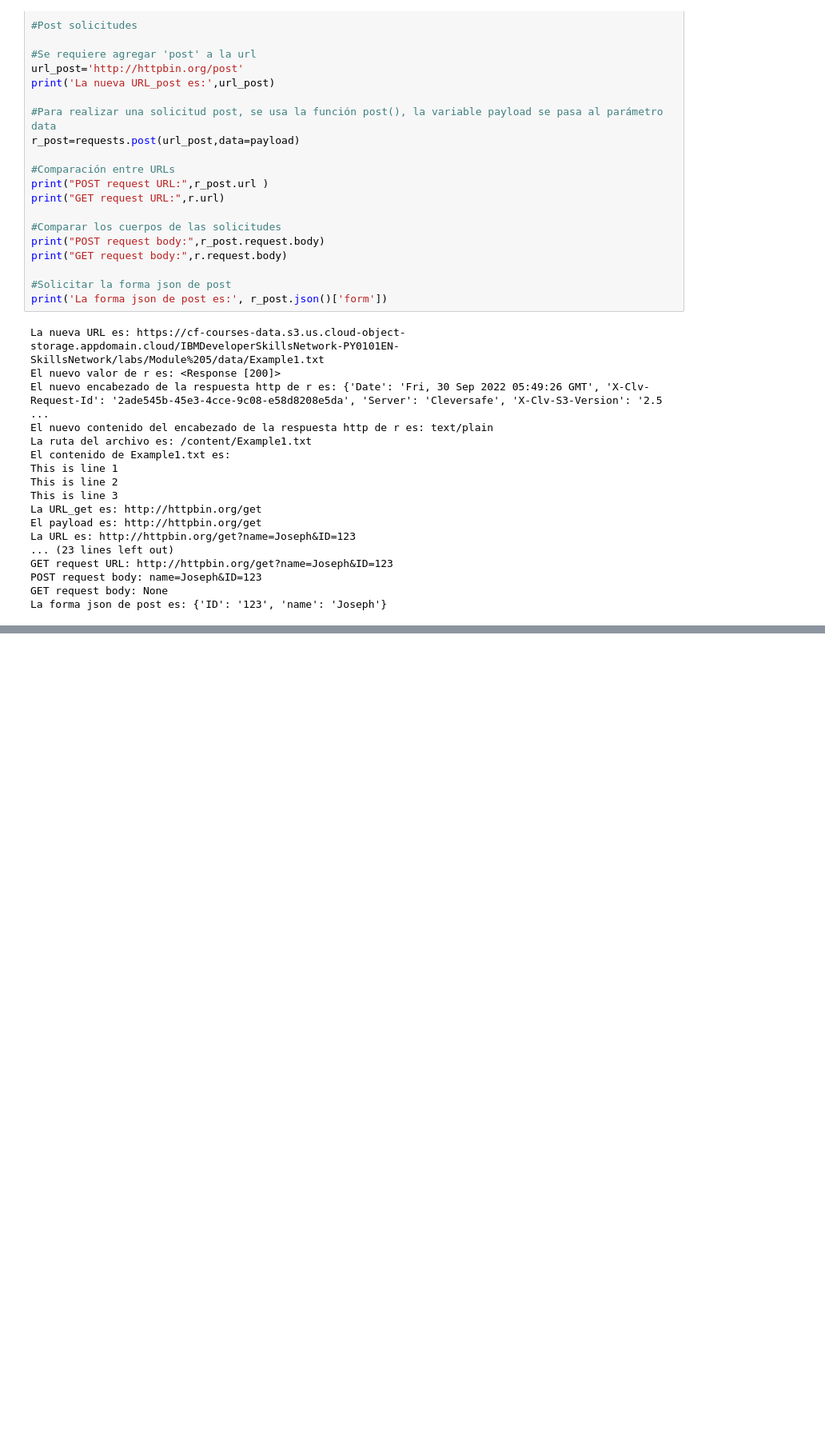
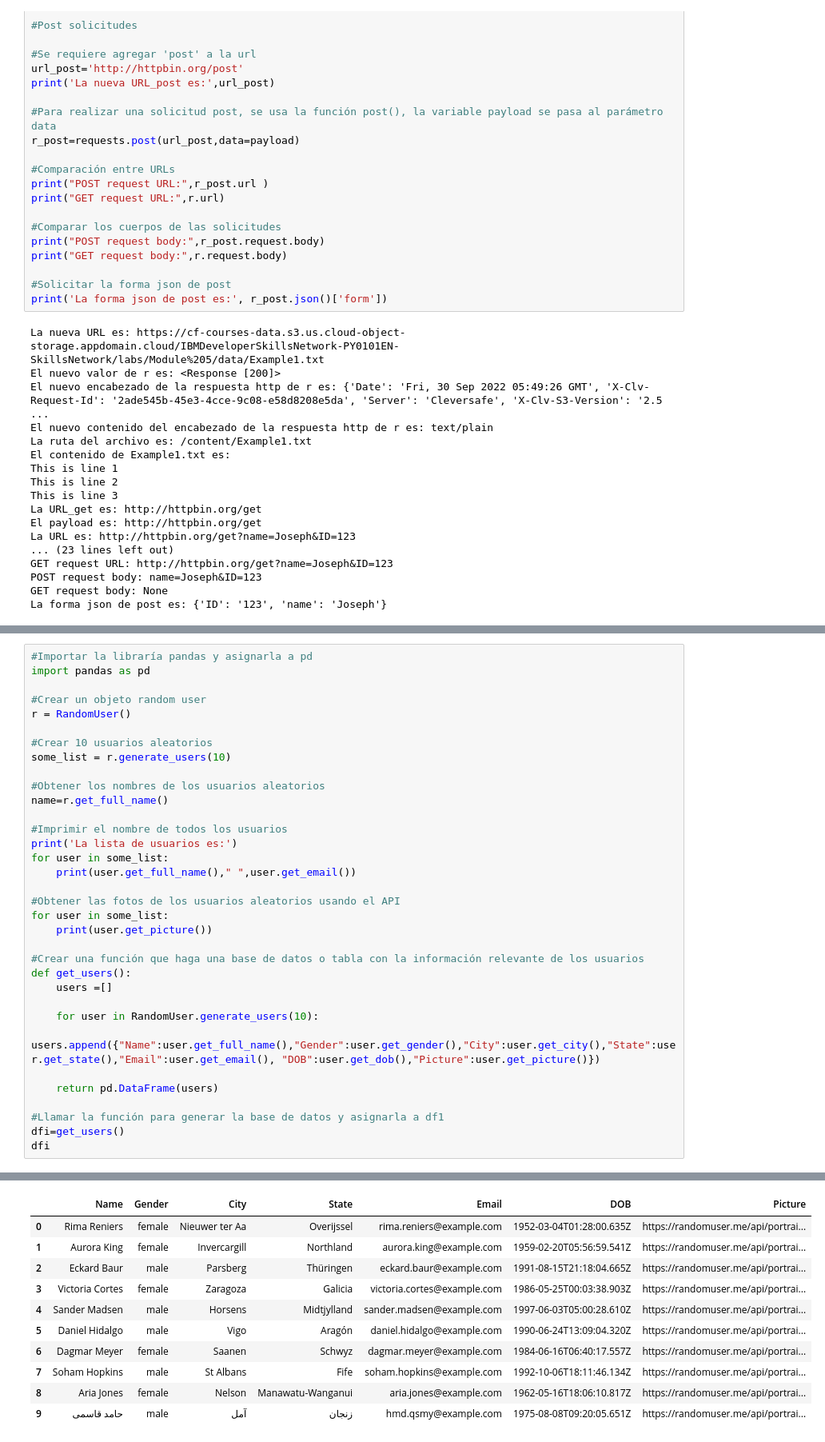
Before and after one commit to PosgradoMNA/actividades-de-aprendizaje-A01793038-Jonathan_Garza, a Jupyter notebook: Actividad_de_semana_3_Python_for_Data_Science_Modulo_5_Jonathan_Garza.ipynb, the cells around one changed output, grey strips where cells are left out. Shown: that part at 80% size. Drawn from its saved outputs; the diff is of its cells as text; blank space fills up the shorter version.

```diff
--- a/Actividad_de_semana_3_Python_for_Data_Science_Modulo_5_Jonathan_Garza.ipynb
+++ b/Actividad_de_semana_3_Python_for_Data_Science_Modulo_5_Jonathan_Garza.ipynb
@@ -563,0 +614,35 @@ La forma json de post es: {'ID': '123', 'name': 'Joseph'}
+# %%
+#Importar la libraría pandas y asignarla a pd
+import pandas as pd
+
+#Crear un objeto random user
+r = RandomUser()
+
+#Crear 10 usuarios aleatorios
+some_list = r.generate_users(10)
+
+#Obtener los nombres de los usuarios aleatorios
+name=r.get_full_name()
+
+#Imprimir el nombre de todos los usuarios
+print('La lista de usuarios es:')
+for user in some_list:
+    print(user.get_full_name()," ",user.get_email())
+
+#Obtener las fotos de los usuarios aleatorios usando el API
+for user in some_list:
+    print(user.get_picture())
+
+#Crear una función que haga una base de datos o tabla con la información relevante de los usuarios
+def get_users():
+    users =[]
+
+    for user in RandomUser.generate_users(10):
+        users.append({"Name":user.get_full_name(),"Gender":user.get_gender(),"City":user.get_city(),"State":user.get_state(),"Email":user.get_email(), "DOB":user.get_dob(),"Picture":user.get_picture()})
+
+    return pd.DataFrame(users)
+
+#Llamar la función para generar la base de datos y asignarla a df1
+dfi=get_users()
+dfi
+# %% [output]
@@ -563,0 +666,11 @@ La forma json de post es: {'ID': '123', 'name': 'Joseph'}
+|  | Name | Gender | City | State | Email | DOB | Picture |
+| 0 | Rima Reniers | female | Nieuwer ter Aa | Overijssel | rima.reniers@example.com | 1952-03-04T01:28:00.635Z | https://randomuser.me/api/portrai... |
+| 1 | Aurora King | female | Invercargill | Northland | aurora.king@example.com | 1959-02-20T05:56:59.541Z | https://randomuser.me/api/portrai... |
+| 2 | Eckard Baur | male | Parsberg | Thüringen | eckard.baur@example.com | 1991-08-15T21:18:04.665Z | https://randomuser.me/api/portrai... |
+| 3 | Victoria Cortes | female | Zaragoza | Galicia | victoria.cortes@example.com | 1986-05-25T00:03:38.903Z | https://randomuser.me/api/portrai... |
+| 4 | Sander Madsen | male | Horsens | Midtjylland | sander.madsen@example.com | 1997-06-03T05:00:28.610Z | https://randomuser.me/api/portrai... |
+| 5 | Daniel Hidalgo | male | Vigo | Aragón | daniel.hidalgo@example.com | 1990-06-24T13:09:04.320Z | https://randomuser.me/api/portrai... |
+| 6 | Dagmar Meyer | female | Saanen | Schwyz | dagmar.meyer@example.com | 1984-06-16T06:40:17.557Z | https://randomuser.me/api/portrai... |
+| 7 | Soham Hopkins | male | St Albans | Fife | soham.hopkins@example.com | 1992-10-06T18:11:46.134Z | https://randomuser.me/api/portrai... |
+| 8 | Aria Jones | female | Nelson | Manawatu-Wanganui | aria.jones@example.com | 1962-05-16T18:06:10.817Z | https://randomuser.me/api/portrai... |
+| 9 | حامد قاسمی | male | آمل | زنجان | hmd.qsmy@example.com | 1975-08-08T09:20:05.651Z | https://randomuser.me/api/portrai... |
```
Also changed, not shown: parts of 10 cells of this notebook.
